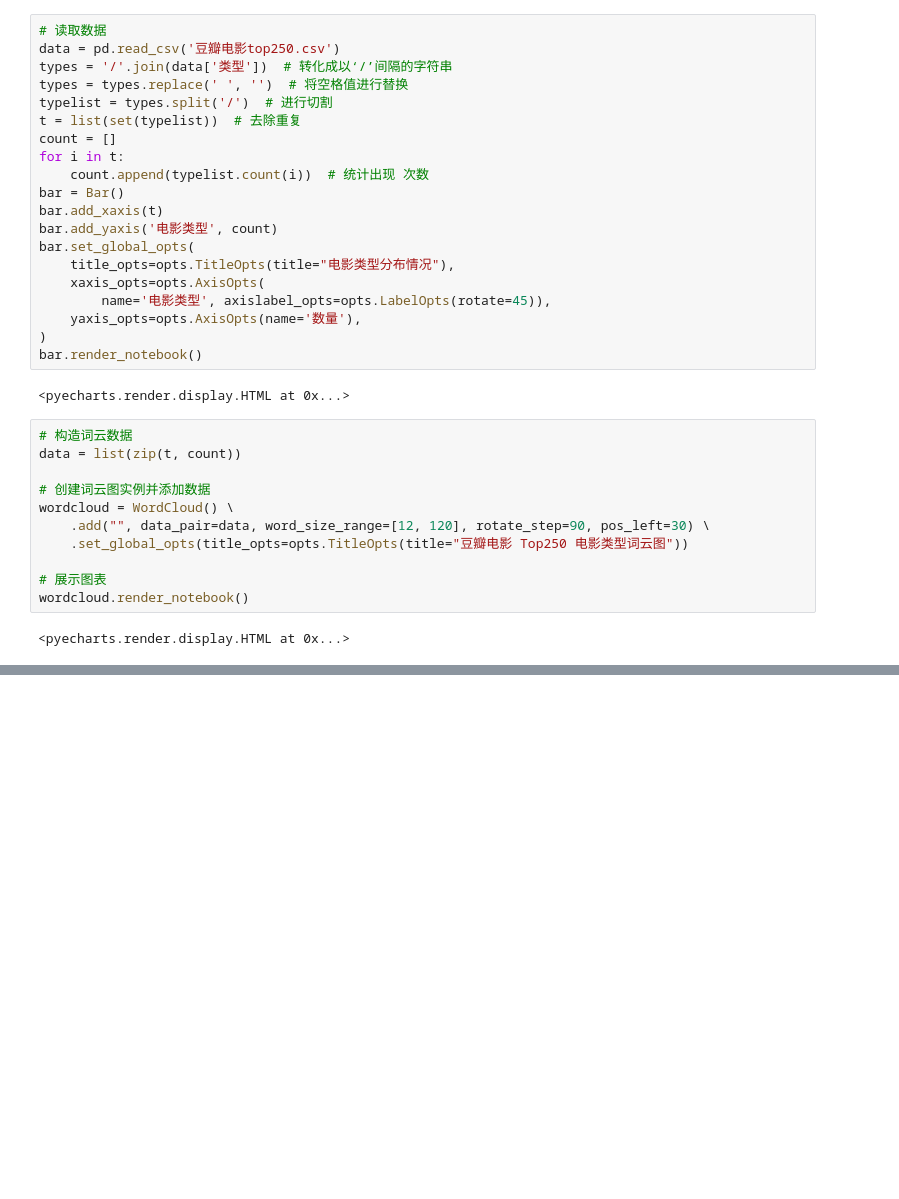
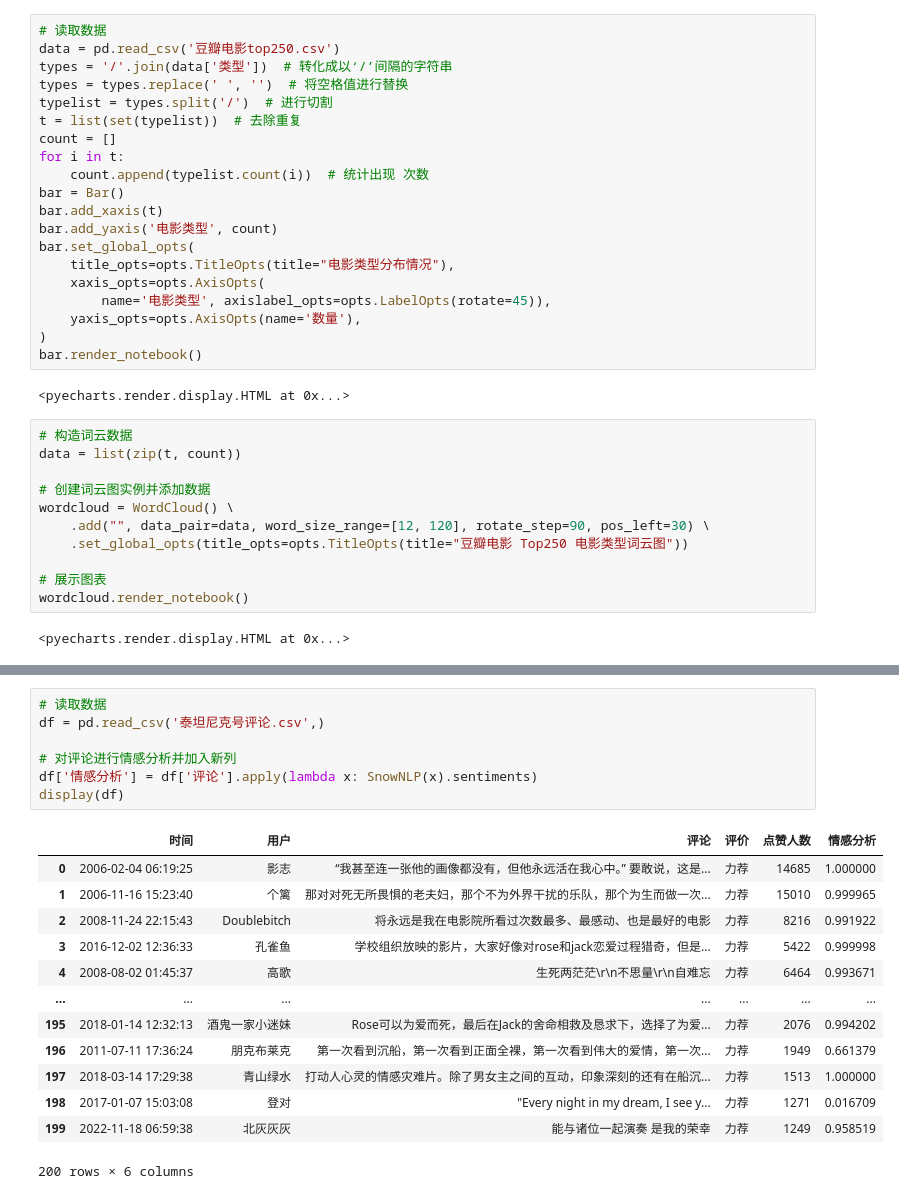
Before and after one commit to wangxinpostar/Pytest, a Jupyter notebook: 期末/DouBanTop250.ipynb, the cells around one changed output, grey strips where cells are left out. Cells and saved outputs as stored; diff of their text form; blank space fills up the shorter version.

```diff
--- a/期末/DouBanTop250.ipynb
+++ b/期末/DouBanTop250.ipynb
@@ -406,0 +571,21 @@ line.render_notebook()
+# %%
+# 读取数据
+df = pd.read_csv('泰坦尼克号评论.csv',)
+
+# 对评论进行情感分析并加入新列
+df['情感分析'] = df['评论'].apply(lambda x: SnowNLP(x).sentiments)
+display(df)
+# %% [output]
+|  | 时间 | 用户 | 评论 | 评价 | 点赞人数 | 情感分析 |
+| 0 | 2006-02-04 06:19:25 | 影志 | “我甚至连一张他的画像都没有，但他永远活在我心中。” 要敢说，这是... | 力荐 | 14685 | 1.000000 |
+| 1 | 2006-11-16 15:23:40 | 个篱 | 那对对死无所畏惧的老夫妇，那个不为外界干扰的乐队，那个为生而做一次... | 力荐 | 15010 | 0.999965 |
+| 2 | 2008-11-24 22:15:43 | Doublebitch | 将永远是我在电影院所看过次数最多、最感动、也是最好的电影 | 力荐 | 8216 | 0.991922 |
+| 3 | 2016-12-02 12:36:33 | 孔雀鱼 | 学校组织放映的影片，大家好像对rose和jack恋爱过程猎奇，但是... | 力荐 | 5422 | 0.999998 |
+| 4 | 2008-08-02 01:45:37 | 高歌 | 生死两茫茫\r\n不思量\r\n自难忘 | 力荐 | 6464 | 0.993671 |
+| ... | ... | ... | ... | ... | ... | ... |
+| 195 | 2018-01-14 12:32:13 | 酒鬼一家小迷妹 | Rose可以为爱而死，最后在Jack的舍命相救及恳求下，选择了为爱... | 力荐 | 2076 | 0.994202 |
+| 196 | 2011-07-11 17:36:24 | 朋克布莱克 | 第一次看到沉船，第一次看到正面全裸，第一次看到伟大的爱情，第一次... | 力荐 | 1949 | 0.661379 |
+| 197 | 2018-03-14 17:29:38 | 青山绿水 | 打动人心灵的情感灾难片。除了男女主之间的互动，印象深刻的还有在船沉... | 力荐 | 1513 | 1.000000 |
+| 198 | 2017-01-07 15:03:08 | 登对 | "Every night in my dream, I see y... | 力荐 | 1271 | 0.016709 |
+| 199 | 2022-11-18 06:59:38 | 北灰灰灰 | 能与诸位一起演奏 是我的荣幸 | 力荐 | 1249 | 0.958519 |
+200 rows × 6 columns
```
Also changed, not shown: parts of 21 cells of this notebook, 2 other files.
